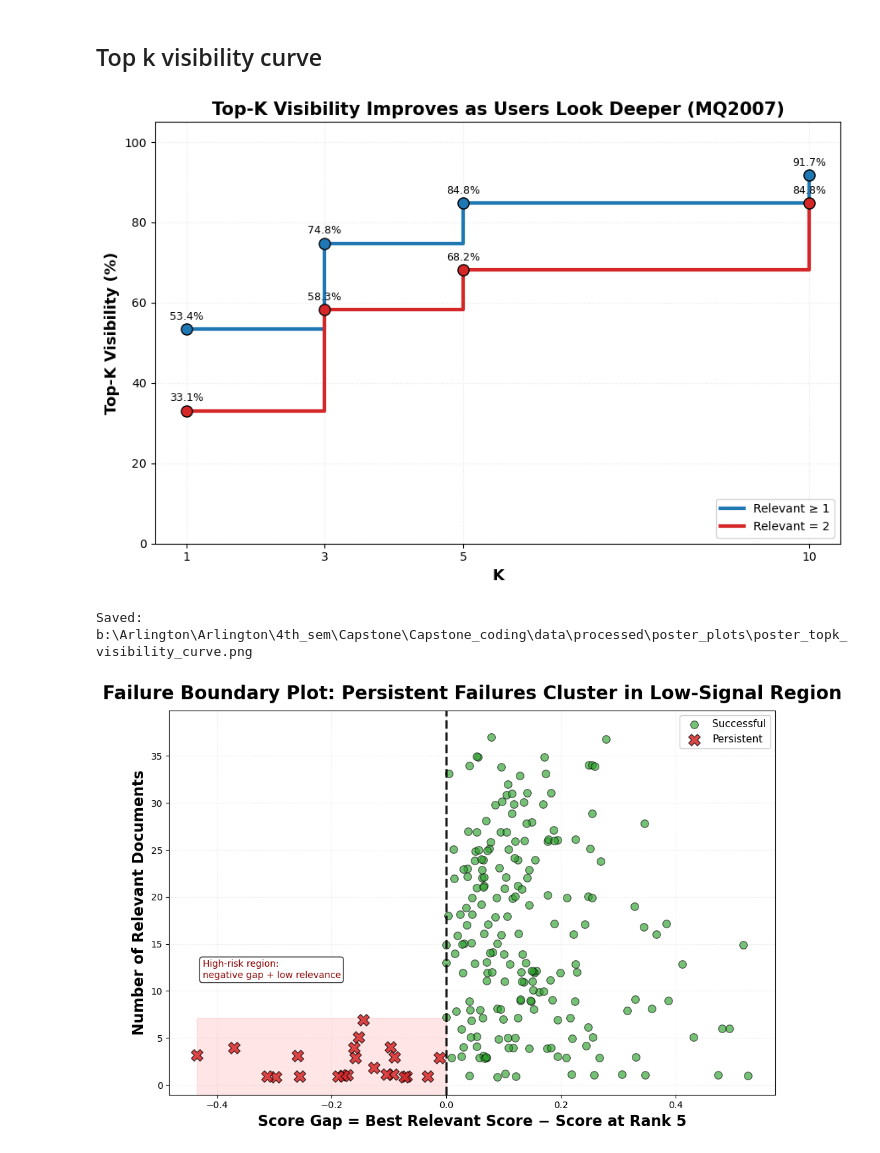
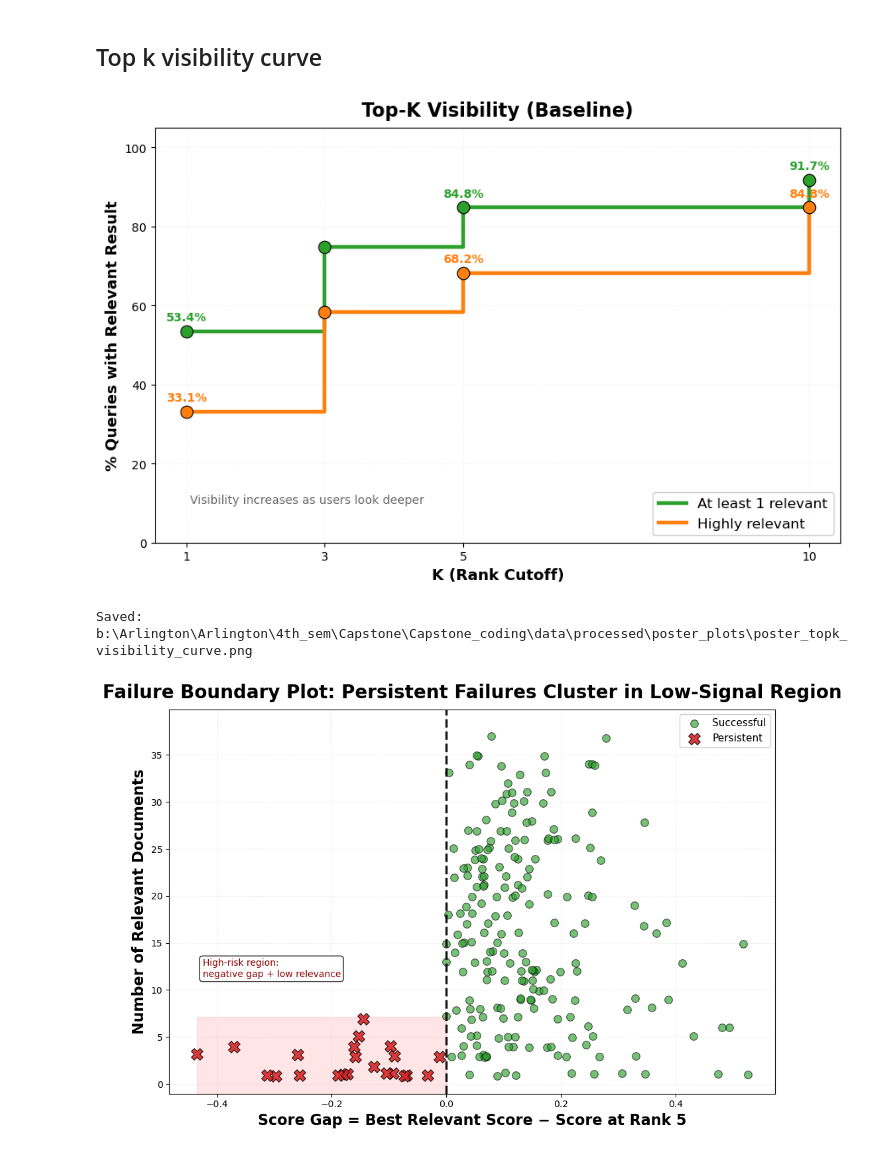
Before and after one commit to KushalMarahatta/Capstone_coding, a Jupyter notebook: notebooks/Poster_plots.ipynb, the cells around one changed output. Drawn from its saved outputs; the diff is of its cells as text; code cells hidden in the pictures.

Commit message:
Additional plots for the poster

```diff
--- a/notebooks/Poster_plots.ipynb
+++ b/notebooks/Poster_plots.ipynb
@@ -419,9 +419,8 @@ B:\Arlington\Arlington\4th_sem\Capstone\Capstone_coding\poster_capstone_styled.p
 # %% [markdown]
 ## Top k visibility curve
 # %%
-# Poster Plot 2: Top-K Visibility Curve
+# Poster Plot: Top-K Visibility Curve
 import pandas as pd
-import numpy as np
 import matplotlib.pyplot as plt
 from pathlib import Path
 
@@ -430,56 +429,89 @@ PHASE9_OUTPUT = PROJECT_ROOT / 'data' / 'processed' / 'phase9_robustness'
 POSTER_OUTPUT = PROJECT_ROOT / 'data' / 'processed' / 'poster_plots'
 POSTER_OUTPUT.mkdir(parents=True, exist_ok=True)
 
 sens_file = PHASE9_OUTPUT / 'phase9_threshold_sensitivity.csv'
 sens_df = pd.read_csv(sens_file)
 
 # Keep MQ2007 only
-plot_df = sens_df[sens_df['dataset'] == 2007].copy() if sens_df['dataset'].dtype != object else sens_df[sens_df['dataset'] == '2007'].copy()
+if sens_df['dataset'].dtype == object:
+    plot_df = sens_df[sens_df['dataset'] == '2007'].copy()
+else:
+    plot_df = sens_df[sens_df['dataset'] == 2007].copy()
 
+# Visibility = 100 - Failure %
 plot_df['visibility_pct'] = 100 - plot_df['pct_failures']
 
 fig, ax = plt.subplots(figsize=(9, 6))
 
-for rel_thresh, label, color in [
-    (1, 'Relevant ≥ 1', '#1f77b4'),
-    (2, 'Relevant = 2', '#d62728')
-]:
+plot_specs = [
+    (1, 'At least 1 relevant', '#2ca02c'),   # green
+    (2, 'Highly relevant', '#ff7f0e')        # orange
+]
+
+for rel_thresh, label, color in plot_specs:
     sub = plot_df[plot_df['relevance_threshold'] == rel_thresh].sort_values('k')
+
     ax.step(
         sub['k'],
         sub['visibility_pct'],
         where='post',
-        linewidth=3,
+        linewidth=3.2,
         label=label,
         color=color
     )
-    ax.scatter(sub['k'], sub['visibility_pct'], s=90, color=color, edgecolors='black', zorder=3)
 
+    ax.scatter(
+        sub['k'],
+        sub['visibility_pct'],
+        s=110,
+        color=color,
+        edgecolors='black',
+        linewidths=0.8,
+        zorder=3
+    )
+
+    # Label only the most important K values to avoid clutter
     for _, row in sub.iterrows():
-        ax.annotate(
-            f"{row['visibility_pct']:.1f}%",
-            (row['k'], row['visibility_pct']),
-            textcoords='offset points',
-            xytext=(0, 8),
-            ha='center',
-            fontsize=9
-        )
+        if row['k'] in [1, 5, 10]:
+            ax.annotate(
+                f"{row['visibility_pct']:.1f}%",
+                (row['k'], row['visibility_pct']),
+                textcoords='offset points',
+                xytext=(0, 9),
+                ha='center',
+                fontsize=10,
+                fontweight='bold',
+                color=color
+            )
 
-ax.set_xlabel('K', fontsize=13, fontweight='bold')
-ax.set_ylabel('Top-K Visibility (%)', fontsize=13, fontweight='bold')
-ax.set_title('Top-K Visibility Improves as Users Look Deeper (MQ2007)', fontsize=15, fontweight='bold')
+ax.set_xlabel('K (Rank Cutoff)', fontsize=13, fontweight='bold')
+ax.set_ylabel('% Queries with Relevant Result', fontsize=13, fontweight='bold')
+ax.set_title('Top-K Visibility (Baseline)', fontsize=16, fontweight='bold', pad=10)
+
 ax.set_xticks([1, 3, 5, 10])
 ax.set_ylim(0, 105)
-ax.grid(alpha=0.3, linestyle=':')
-ax.legend(fontsize=10, loc='lower right')
+
+ax.grid(alpha=0.15, linestyle=':')
+ax.legend(fontsize=12, loc='lower right', framealpha=0.95)
+
+# Optional: small note inside plot
+ax.text(
+    1.05,
+    10,
+    'Visibility increases as users look deeper',
+    fontsize=10,
+    color='dimgray'
+)
 
 plt.tight_layout()
-plt.savefig(POSTER_OUTPUT / 'poster_topk_visibility_curve.png', dpi=180, bbox_inches='tight')
+
+output_path = POSTER_OUTPUT / 'poster_topk_visibility_curve.png'
+plt.savefig(output_path, dpi=220, bbox_inches='tight')
 plt.show()
 
-print("Saved:", POSTER_OUTPUT / 'poster_topk_visibility_curve.png')
+print("Saved:", output_path)
 # %% [output]
-[figure, old version]
+[figure, new version]
 Saved: b:\Arlington\Arlington\4th_sem\Capstone\Capstone_coding\data\processed\poster_plots\poster_topk_visibility_curve.png
 # %%
 # Poster Plot: Failure Boundary Plot
```
Also changed, not shown: parts of 4 cells of this notebook.
